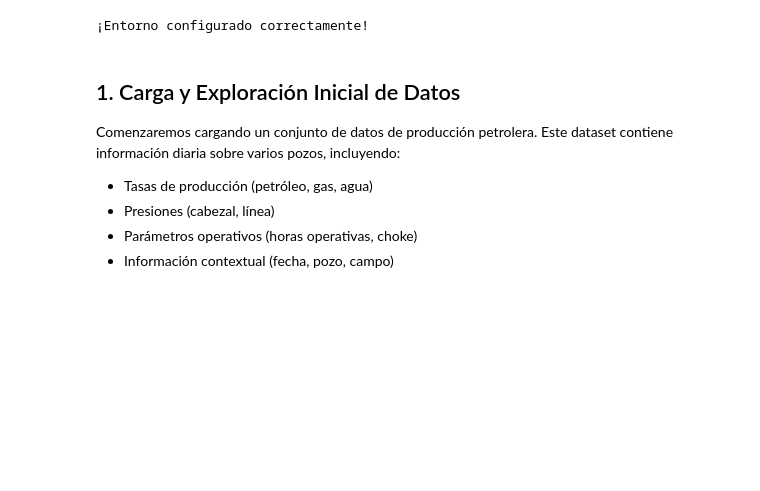
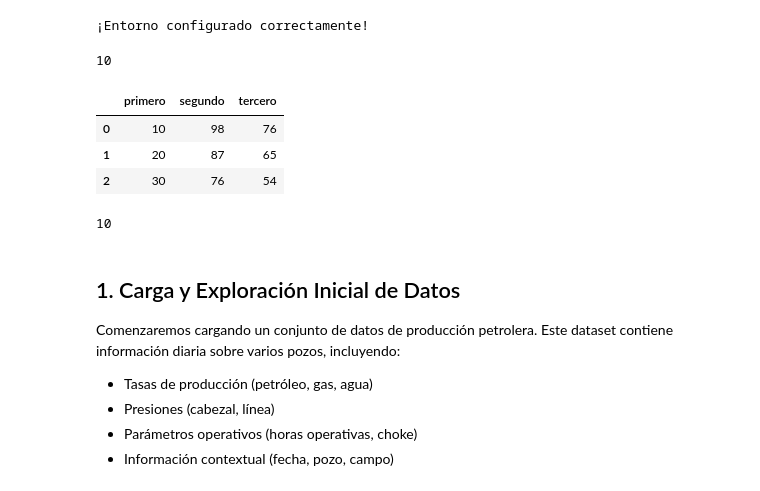
Before and after one commit to xaramillo/codespaces-jupyter, a Jupyter notebook: notebooks/laboratorio-01.ipynb, the cells around one changed output. Saved outputs shown, nothing was run; the diff lists cells and outputs as text; code cells hidden in the pictures; blank space fills up the shorter version.

```diff
--- a/notebooks/laboratorio-01.ipynb
+++ b/notebooks/laboratorio-01.ipynb
@@ -43,3 +48,26 @@ print("¡Entorno configurado correctamente!")
+# %%
+lista = [10,98,76,54,32,1]
+
+lista[0]
+# %% [output]
+10
+# %%
+dicc = {'primero':[10,20,30],
+        'segundo':[98,87,76],
+        'tercero':[76,65,54]}
+# %%
+# Opcion: 3f, 2c
+# Opcion: 2f, 3c
+pd.DataFrame(data=dicc)
+# %% [output]
+|  | primero | segundo | tercero |
+| 0 | 10 | 98 | 76 |
+| 1 | 20 | 87 | 65 |
+| 2 | 30 | 76 | 54 |
+# %%
+dicc['primero']
+# %% [output]
+10
 # %% [markdown]
 ## 1. Carga y Exploración Inicial de Datos
 
```
Also changed, not shown: parts of 4 cells of this notebook, 3 other files.
